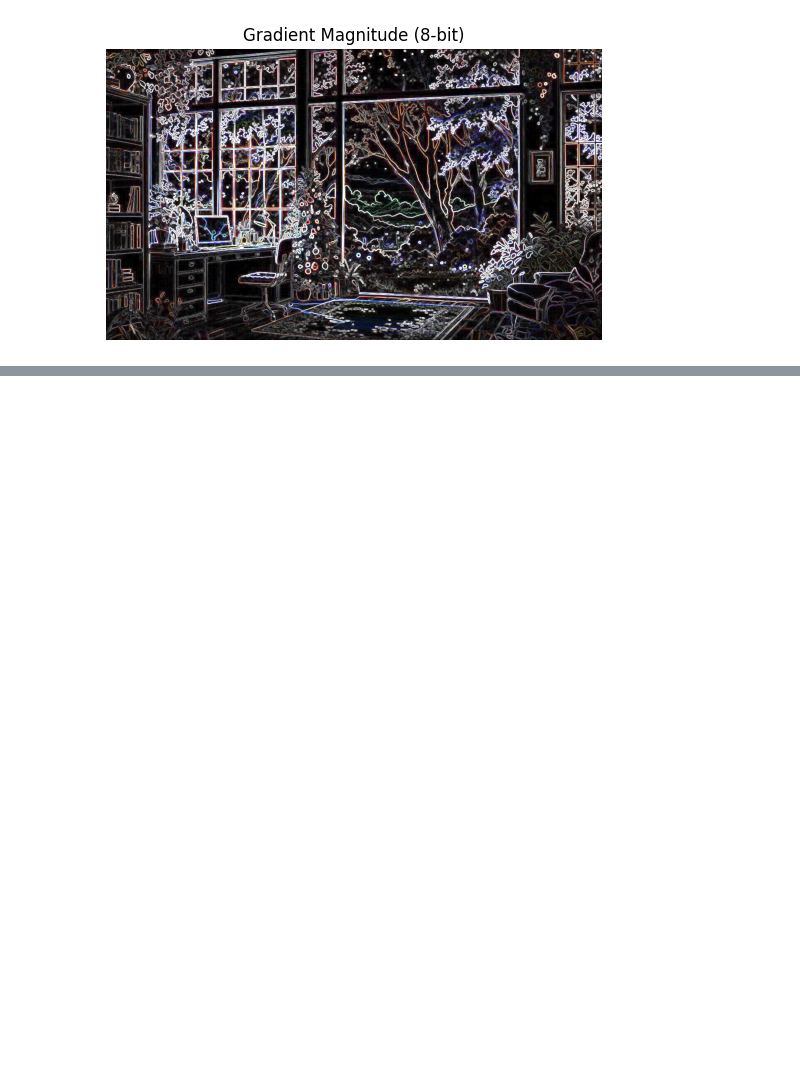
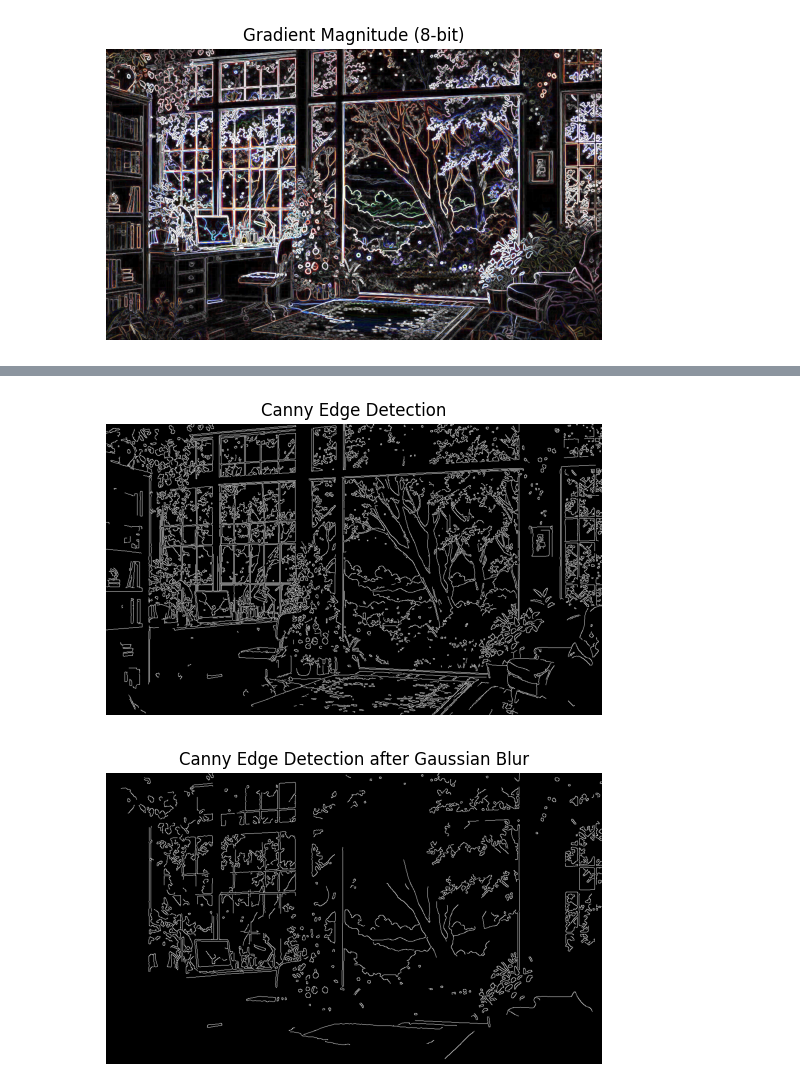
Before and after one commit to kumargautampushkar/LearnOpenCV, a Jupyter notebook: opencv_edge_detection.ipynb, the cells around one changed output, grey strips where cells are left out. Drawn from its saved outputs; the diff is of its cells as text; code cells hidden in the pictures; blank space fills up the shorter version.

```diff
--- a/opencv_edge_detection.ipynb
+++ b/opencv_edge_detection.ipynb
@@ -57,0 +73,11 @@ Clipping input data to the valid range for imshow with RGB data ([0..1] for floa
+# %%
+## Canny edge detection
+canny_edges = cv.Canny(grey_img, 100, 200)
+matplotlib_imshow('Canny Edge Detection', canny_edges)
+
+blur_temp = cv.GaussianBlur(grey_img, (5, 5), 1.6)
+edges = cv.Canny(blur_temp, 100, 200)
+matplotlib_imshow('Canny Edge Detection after Gaussian Blur', edges)
+# %% [output]
+[figure, added]
+[figure, added]
```
Also changed, not shown: parts of 4 cells of this notebook.
